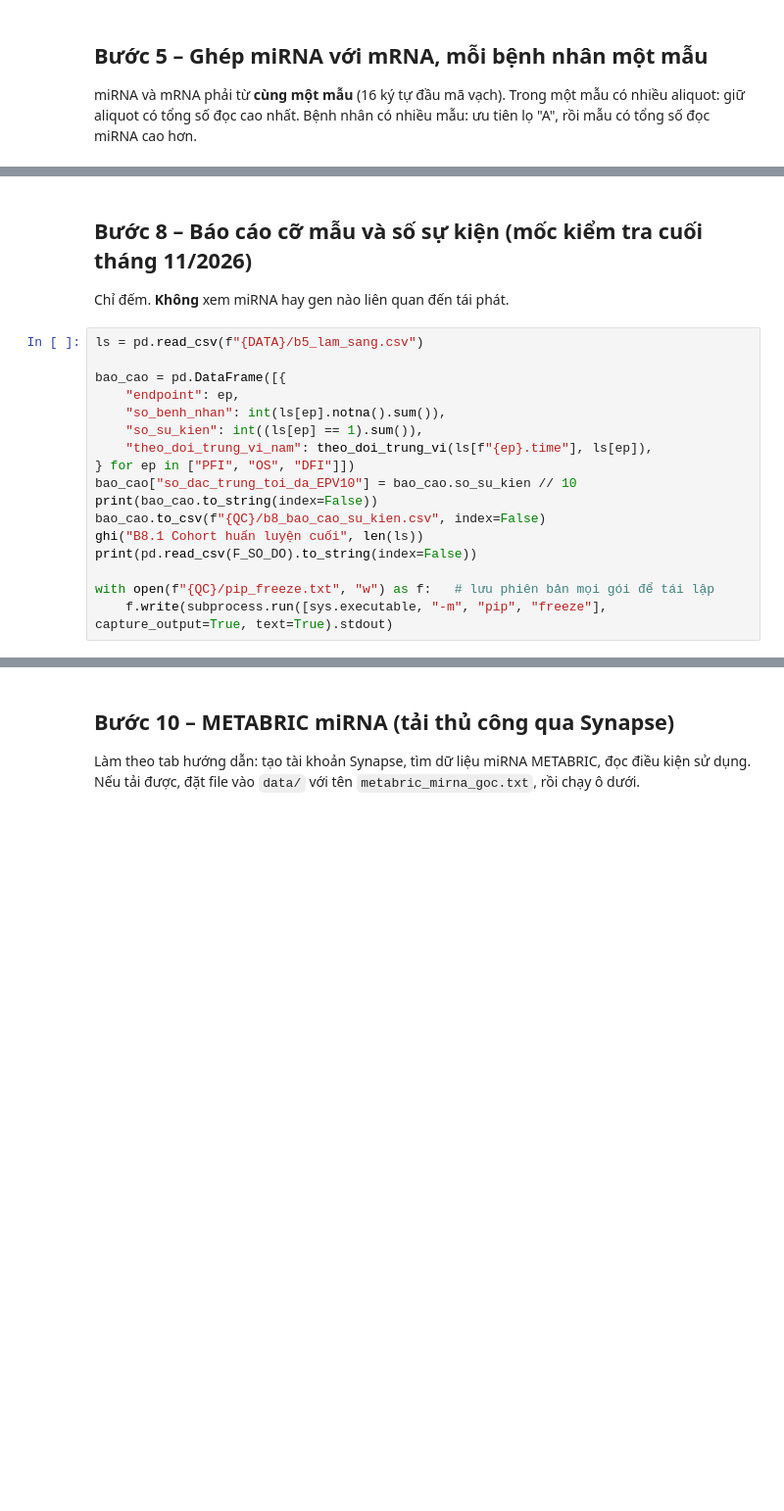
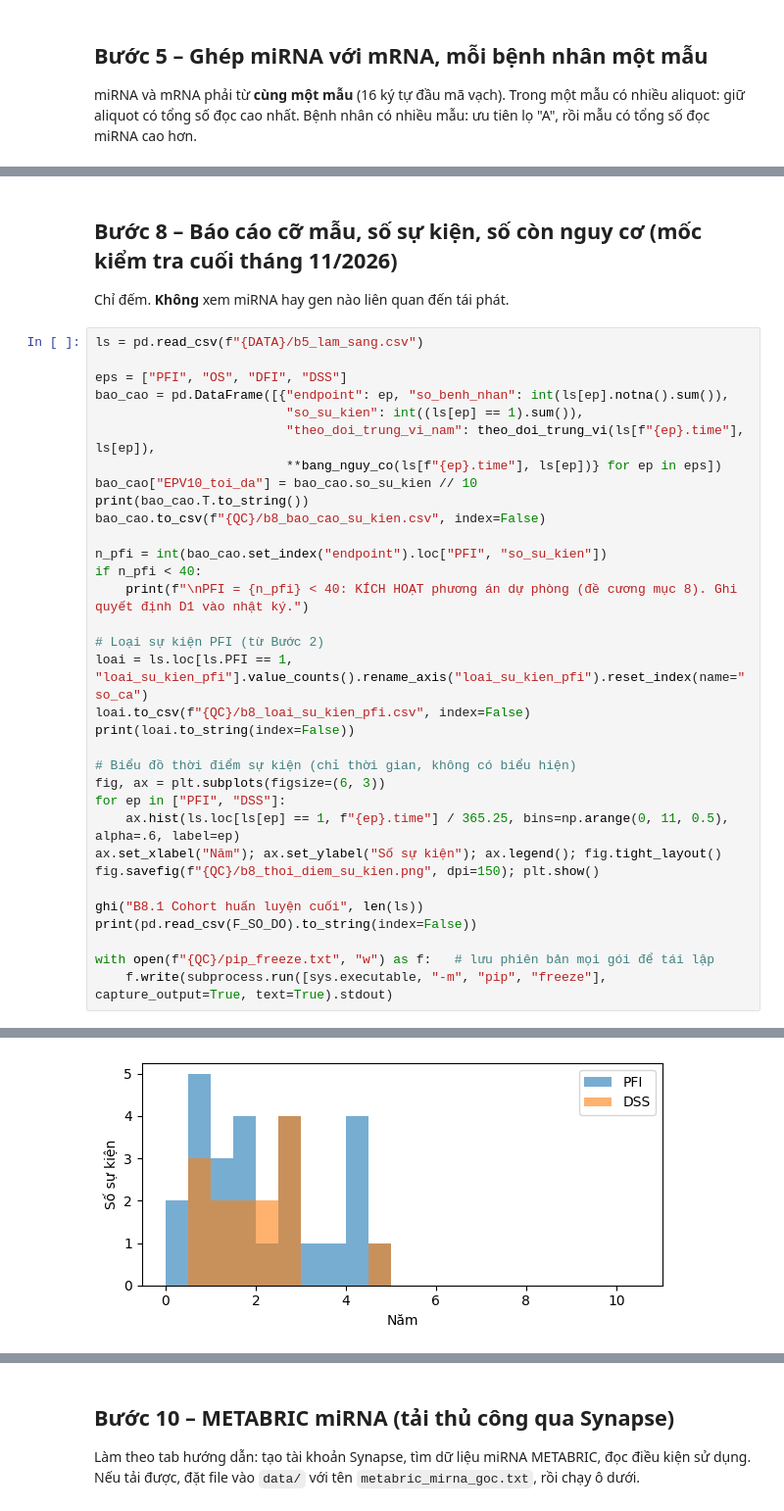
Before and after one commit to gnowV21/miRNA-mRNA_BC, a Jupyter notebook: notebooks/ND1_tien_xu_ly_du_lieu.ipynb, the cells around one changed output, grey strips where cells are left out. Shown at 98% size. Cells and saved outputs as stored; diff of their text form; blank space fills up the shorter version.

```diff
--- a/notebooks/ND1_tien_xu_ly_du_lieu.ipynb
+++ b/notebooks/ND1_tien_xu_ly_du_lieu.ipynb
@@ -431,20 +1050,37 @@ ValueError: Chưa điền ngưỡng. Xem hình ở Bước 6 rồi điền 4 gi
 # %% [markdown]
-## Bước 8 – Báo cáo cỡ mẫu và số sự kiện (mốc kiểm tra cuối tháng 11/2026)
+## Bước 8 – Báo cáo cỡ mẫu, số sự kiện, số còn nguy cơ (mốc kiểm tra cuối tháng 11/2026)
 Chỉ đếm. **Không** xem miRNA hay gen nào liên quan đến tái phát.
 # %%
 ls = pd.read_csv(f"{DATA}/b5_lam_sang.csv")
 
-bao_cao = pd.DataFrame([{
-    "endpoint": ep,
-    "so_benh_nhan": int(ls[ep].notna().sum()),
-    "so_su_kien": int((ls[ep] == 1).sum()),
-    "theo_doi_trung_vi_nam": theo_doi_trung_vi(ls[f"{ep}.time"], ls[ep]),
-} for ep in ["PFI", "OS", "DFI"]])
-bao_cao["so_dac_trung_toi_da_EPV10"] = bao_cao.so_su_kien // 10
-print(bao_cao.to_string(index=False))
+eps = ["PFI", "OS", "DFI", "DSS"]
+bao_cao = pd.DataFrame([{"endpoint": ep, "so_benh_nhan": int(ls[ep].notna().sum()),
+                         "so_su_kien": int((ls[ep] == 1).sum()),
+                         "theo_doi_trung_vi_nam": theo_doi_trung_vi(ls[f"{ep}.time"], ls[ep]),
+                         **bang_nguy_co(ls[f"{ep}.time"], ls[ep])} for ep in eps])
+bao_cao["EPV10_toi_da"] = bao_cao.so_su_kien // 10
+print(bao_cao.T.to_string())
 bao_cao.to_csv(f"{QC}/b8_bao_cao_su_kien.csv", index=False)
+
+n_pfi = int(bao_cao.set_index("endpoint").loc["PFI", "so_su_kien"])
+if n_pfi < 40:
+    print(f"\nPFI = {n_pfi} < 40: KÍCH HOẠT phương án dự phòng (đề cương mục 8). Ghi quyết định D1 vào nhật ký.")
+
+# Loại sự kiện PFI (từ Bước 2)
+loai = ls.loc[ls.PFI == 1, "loai_su_kien_pfi"].value_counts().rename_axis("loai_su_kien_pfi").reset_index(name="so_ca")
+loai.to_csv(f"{QC}/b8_loai_su_kien_pfi.csv", index=False)
+print(loai.to_string(index=False))
+
+# Biểu đồ thời điểm sự kiện (chỉ thời gian, không có biểu hiện)
+fig, ax = plt.subplots(figsize=(6, 3))
+for ep in ["PFI", "DSS"]:
+    ax.hist(ls.loc[ls[ep] == 1, f"{ep}.time"] / 365.25, bins=np.arange(0, 11, 0.5), alpha=.6, label=ep)
+ax.set_xlabel("Năm"); ax.set_ylabel("Số sự kiện"); ax.legend(); fig.tight_layout()
+fig.savefig(f"{QC}/b8_thoi_diem_su_kien.png", dpi=150); plt.show()
+
 ghi("B8.1 Cohort huấn luyện cuối", len(ls))
 print(pd.read_csv(F_SO_DO).to_string(index=False))
 
 with open(f"{QC}/pip_freeze.txt", "w") as f:   # lưu phiên bản mọi gói để tái lập
     f.write(subprocess.run([sys.executable, "-m", "pip", "freeze"], capture_output=True, text=True).stdout)
+# %% [output]
@@ -450,0 +1104 @@ with open(f"{QC}/pip_freeze.txt", "w") as f:   # lưu phiên bản mọi gói đ
+[figure, added]
```
Also changed, not shown: parts of 38 cells of this notebook, 10 other files.
